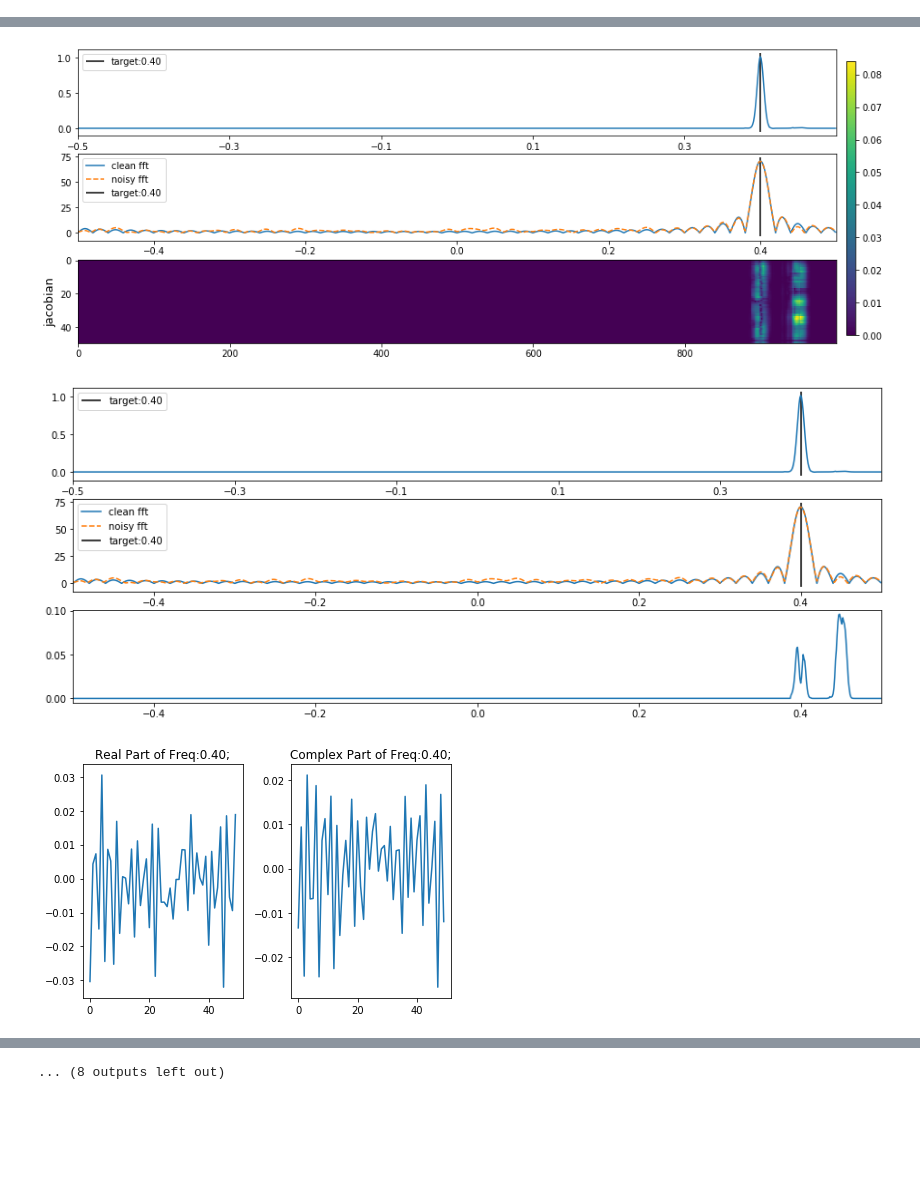
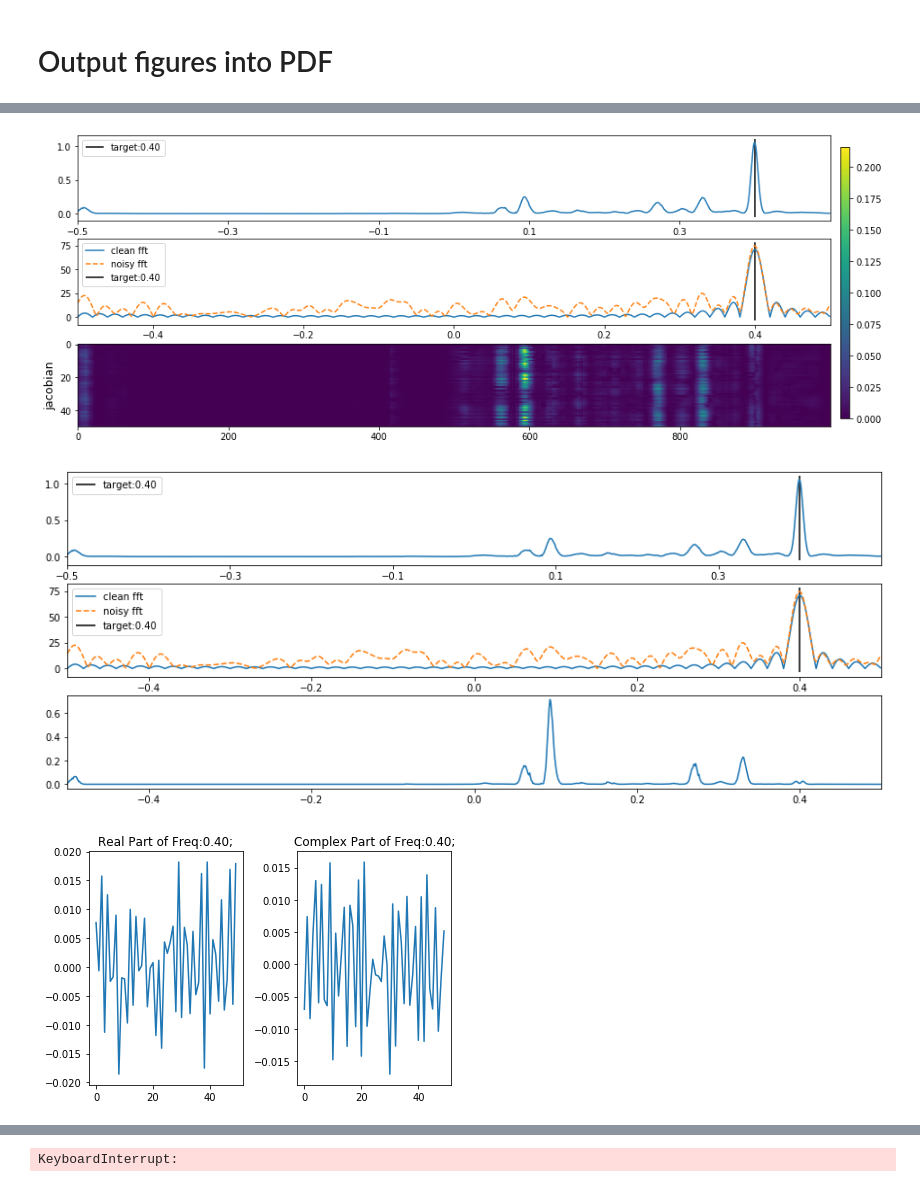
Before and after one commit to bofei5675/DeepFreq, a Jupyter notebook: filter.ipynb, the cells around one changed output, grey strips where cells are left out. Cells and saved outputs as stored; diff of their text form; code cells hidden in the pictures; blank space fills up the shorter version.

```diff
--- a/filter.ipynb
+++ b/filter.ipynb
@@ -23,6 +25,6 @@ def find_neariest_idx(signal_fr, xgrid):
 # %%
-fr_path = 'checkpoint/model_snr_30_bias_no/fr/epoch_300.pth'
-fc_path = 'checkpoint/model_snr_30_bias_no/fc/epoch_300.pth'
+fr_path = 'checkpoint/model_snr_1_bias_no/fr/epoch_300.pth'
+fc_path = 'checkpoint/model_snr_1_bias_no/fc/epoch_300.pth'
 data_dir = 'test_dataset'
 device = torch.device('cuda' if torch.cuda.is_available() else 'cpu')
 #load models
@@ -43,7 +45,7 @@ inp = torch.as_tensor(signal_10dB[idx][None])
 jacobian, inputs, outputs = compute_jacobian_and_bias(inp, fr_module)
 bias = compute_bias(jacobian, inputs, outputs)
 # %%
-fft_filter = jacobian[0] + 1j * jacobian[1]
+fft_filter = jacobian[0] - 1j * jacobian[1]
 bias = bias.reshape(-1)
 # %%
 fig, ax = plt.subplots(3, 1, figsize=(15, 6))
@@ -74,8 +75,0 @@ plt.show()
-# %%
-# hyper parameter setting
-num_samples=10
-signal_dim=50
-min_sep=1.
-snr=30
-fixed_freq = [0.4] # set None for  random frequency
-num_freq=len(fixed_freq)
@@ -82,6 +78,12 @@ num_freq=len(fixed_freq)
 # %%
 import matplotlib.backends.backend_pdf
 # %%
+def svd_jacobian(jacobian):
+    fft_filter = jacobian[0]  - 1j * jacobian[1]
+    fft_filter = fft_filter.T
+    u, s, vh = np.linalg.svd(fft_filter)
+    return u, s, vh
+
 def generate_report_plots(num_samples=2, signal_dim=50, min_sep=1., snr=30, fixed_freq=[0.4], save=False):
     if not os.path.exists('./plots'):
         os.mkdir('./plots')
@@ -102,7 +104,11 @@ def generate_report_plots(num_samples=2, signal_dim=50, min_sep=1., snr=30, fixe
         noisy_signal_t = noisy_signal[0] + 1j * noisy_signal[1]
         noisy_signal_fft = np.fft.fft(noisy_signal_t, n=1000)
         noisy_signal_fft = np.fft.fftshift(noisy_signal_fft)
-        noisy_signal = torch.as_tensor(noisy_signal).unsqueeze(dim=0)
+        if signal_idx == 0: # plot clean first
+            noisy_signal = torch.as_tensor(clean_signal).unsqueeze(dim=0)
+        else:
+            noisy_signal = torch.as_tensor(noisy_signal).unsqueeze(dim=0)
+
         jacobian, inputs, outputs = compute_jacobian_and_bias(noisy_signal, fr_module)
         fft_filter = jacobian[0] - 1j * jacobian[1]
 
@@ -197,7 +203,8 @@ def generate_report_plots(num_samples=2, signal_dim=50, min_sep=1., snr=30, fixe
         plt.show()
 
         if save:
-            pdf = matplotlib.backends.backend_pdf.PdfPages("./plots/output_{}.pdf".format(signal_idx))
+            file_name = 'output_clean_{}.pdf' if signal_idx == 0 else 'output_{}.pdf'
+            pdf = matplotlib.backends.backend_pdf.PdfPages("./plots/" + file_name.format(signal_idx))
             pdf.savefig(fig1)
             pdf.savefig(fig2)
             pdf.savefig(fig3)
@@ -338,3 +687,5 @@ plt.tight_layout()
+# %% [markdown]
+# Output figures into PDF
 # %%
 # hyper parameter setting
 num_samples=5
@@ -343,6 +694,7 @@ min_sep=1.
 snr=30
 fixed_freq = [0.4] # set None for  random frequency
 num_freq=len(fixed_freq)
+snr=1
 generate_report_plots(num_samples=num_samples,
                       signal_dim=signal_dim,
                       min_sep=min_sep,
@@ -357,3 +709,3 @@ generate_report_plots(num_samples=num_samples,
-[figure, old version]
+[figure, new version]
-[figure, old version]
+[figure, new version]
-[figure, old version]
+[figure, new version]
@@ -365 +713 @@ generate_report_plots(num_samples=num_samples,
-... (8 outputs left out)
+KeyboardInterrupt:
```
Also changed, not shown: parts of 46 cells of this notebook, 8 other files.
